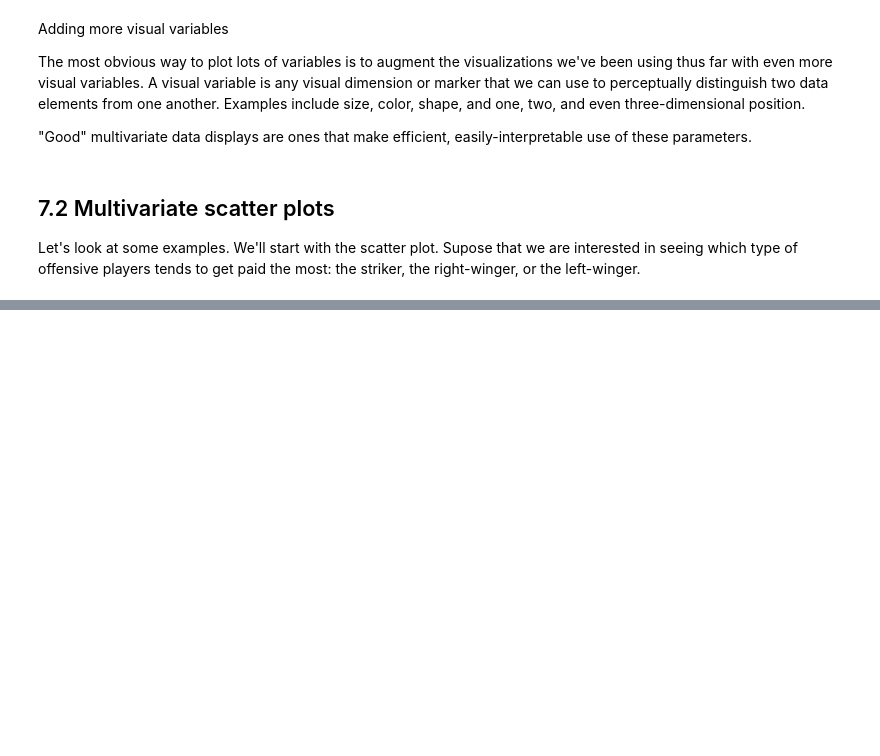
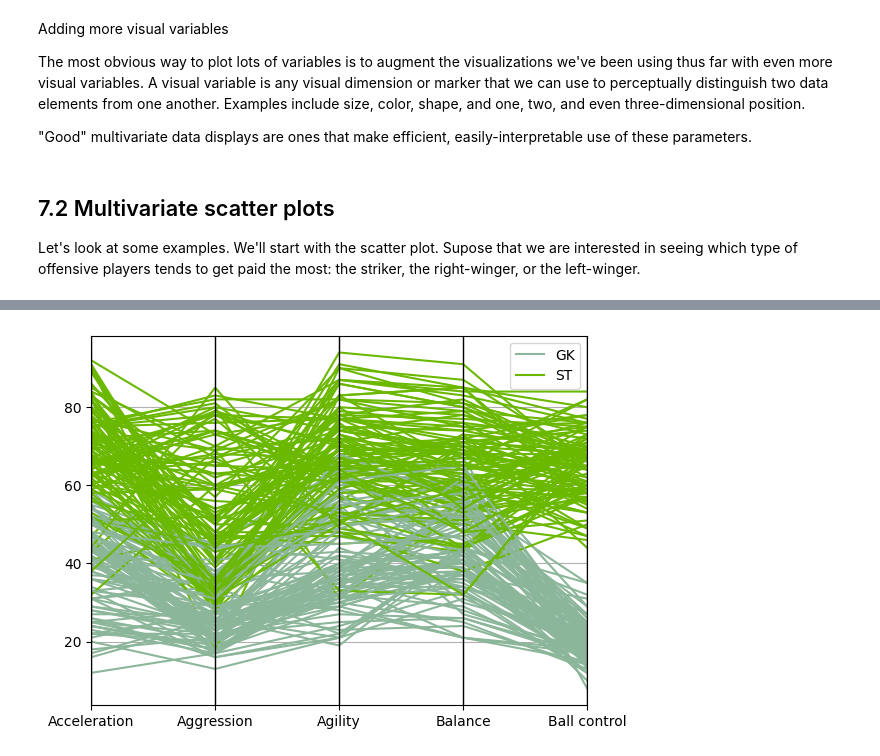
Before and after one commit to pengfei99/Data_vizualization_with_python, a Jupyter notebook: tutorials/Lesson07_Multivariate_Plotting.ipynb, the cells around one changed output, grey strips where cells are left out. Saved outputs shown, nothing was run; the diff lists cells and outputs as text; code cells hidden in the pictures; blank space fills up the shorter version.

```diff
--- a/tutorials/Lesson07_Multivariate_Plotting.ipynb
+++ b/tutorials/Lesson07_Multivariate_Plotting.ipynb
@@ -111,0 +216,17 @@ Another example visual variable is shape. Shape controls, well, the shape of the
+# %%
+from pandas.plotting import parallel_coordinates
+
+f = (
+    footballers.iloc[:, 12:17]
+        .loc[footballers['Position'].isin(['ST', 'GK'])]
+        .applymap(lambda v: int(v) if isDecimal(v) else np.nan)
+        .dropna()
+)
+f['Position'] = footballers['Position']
+f = f.sample(200)
+
+parallel_coordinates(f, 'Position')
+
+plt.show()
+# %% [output]
+[figure, added]
```
Also changed, not shown: parts of 32 cells of this notebook.
